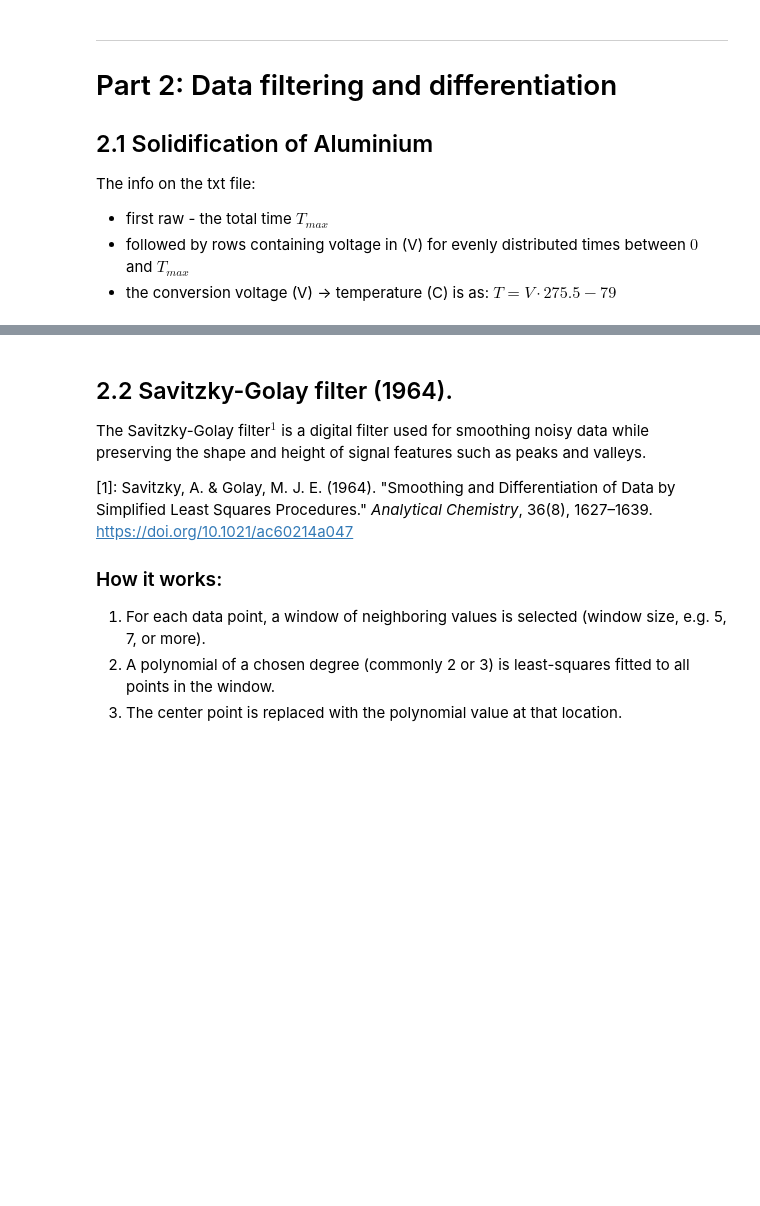
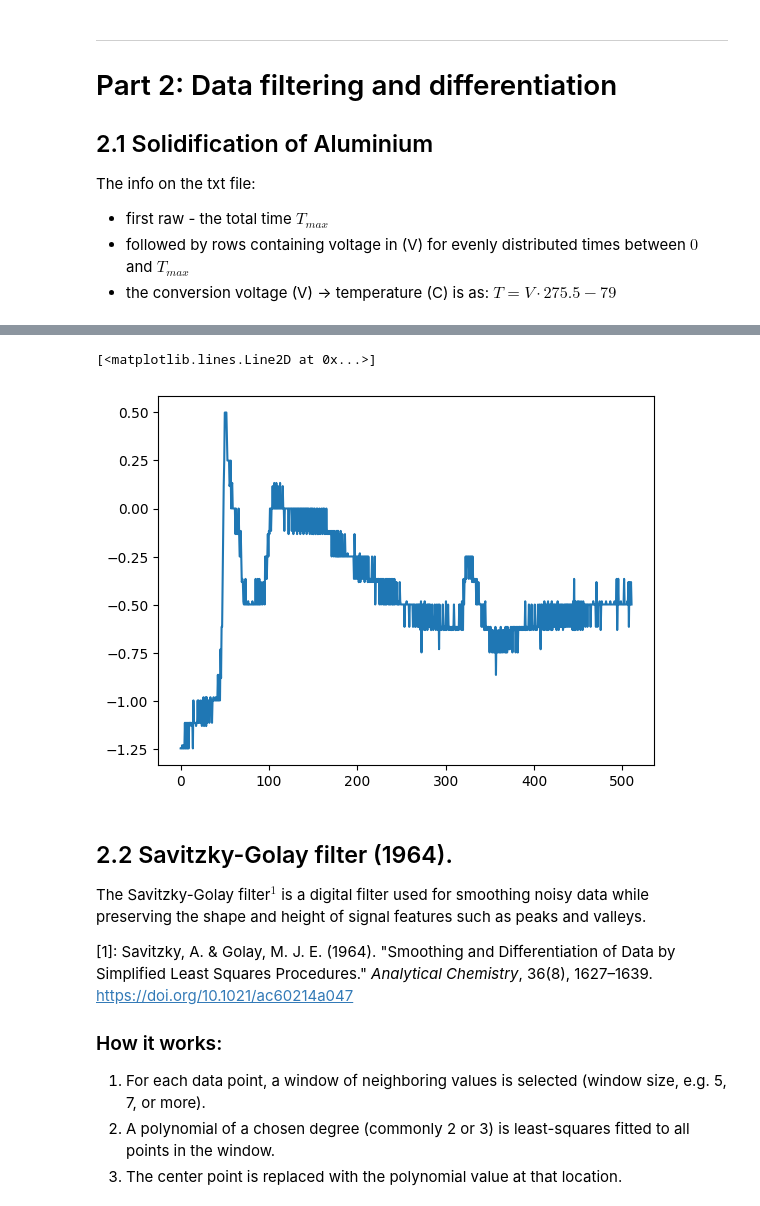
Before and after one commit to eliasgulema-max/neper, a Jupyter notebook: TMT4211_Material_Data_Analysis_Python_blank.ipynb, the cells around one changed output, grey strips where cells are left out. Cells and saved outputs as stored; diff of their text form; code cells hidden in the pictures; blank space fills up the shorter version.

```diff
--- a/TMT4211_Material_Data_Analysis_Python_blank.ipynb
+++ b/TMT4211_Material_Data_Analysis_Python_blank.ipynb
@@ -665,9 +711,14 @@ The info on the txt file:
 # %%
 #7
 # calculate the derivative of the temperature with respect to time
+dTdt = np.diff(T)/np.diff(t)
 # %%
 #8
 # plot it
+plt.plot(t[:-1],dTdt)
+# %% [output]
+[<matplotlib.lines.Line2D at 0x...>]
+[figure, added]
 # %% [markdown]
 ## 2.2 Savitzky-Golay filter (1964).
 
```
Also changed, not shown: parts of 28 cells of this notebook.
